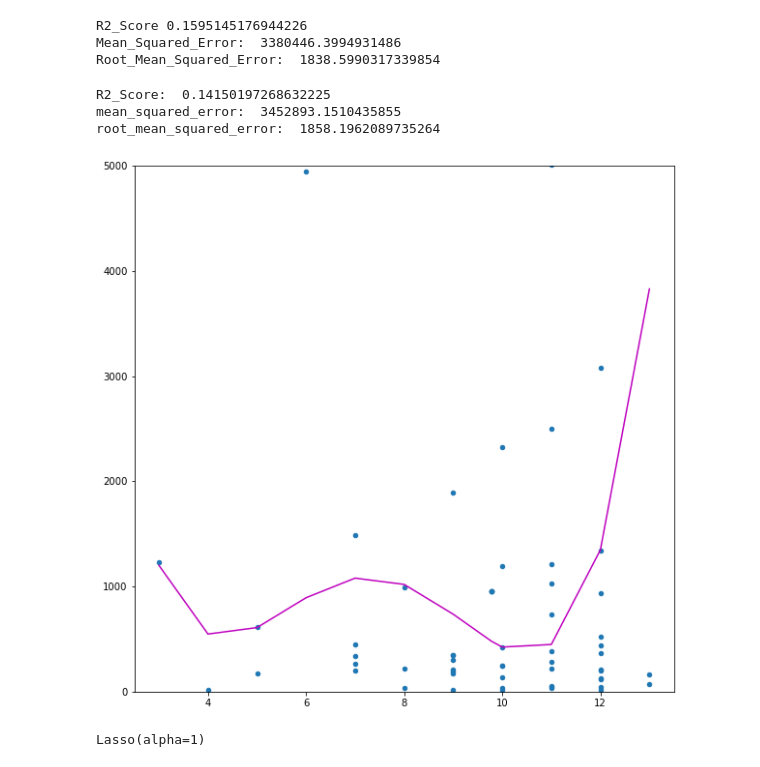
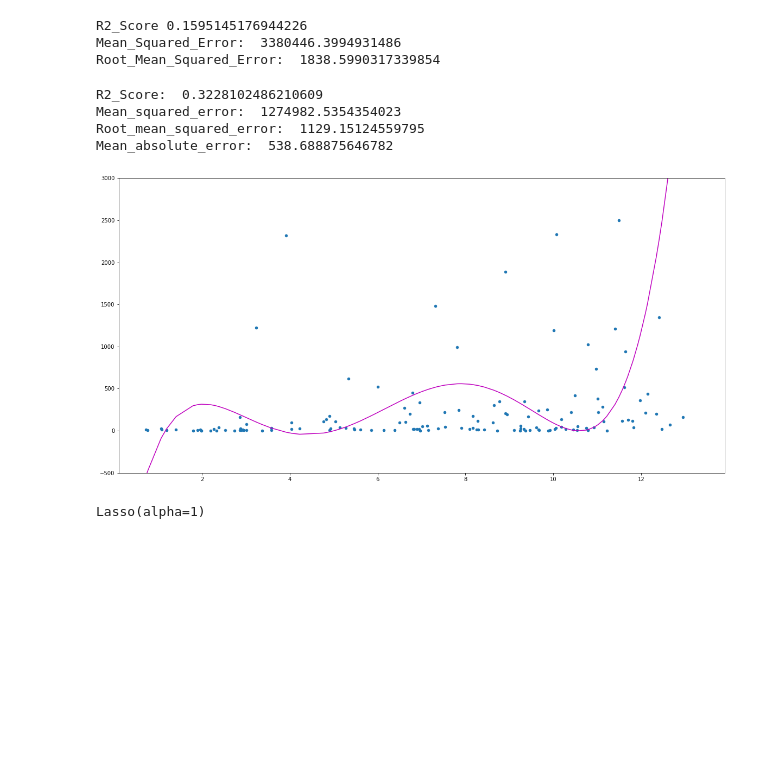
Before and after one commit to bluewallumich/Predicting-Educational-Outcomes, a Jupyter notebook: Milestone II Project v1.ipynb, the cells around one changed output. Saved outputs shown, nothing was run; the diff lists cells and outputs as text; code cells hidden in the pictures; blank space fills up the shorter version.

```diff
--- a/Milestone II Project v1.ipynb
+++ b/Milestone II Project v1.ipynb
@@ -631,45 +633,49 @@ Mean_Squared_Error:  3380446.3994931486
 Root_Mean_Squared_Error:  1838.5990317339854
 # %%
 ##Polynomial Linear Regression
-#using no weights or bias this fails.
+#using no weights or bias this this possibly fails.
 from sklearn.preprocessing import PolynomialFeatures
 import operator
 
-Xpoly = a_final_frame['female_25_plus'].to_numpy()
+
+Xpoly = modified_df_final ['female_25_plus'].to_numpy()
 Xpoly = Xpoly.reshape((-1,1))
 
-ypoly = a_final_frame['avg_2000_2015'].to_numpy()
+ypoly = modified_df_final ['avg_2000_2015'].to_numpy()
 
-X_ = PolynomialFeatures(degree=4,include_bias=False).fit_transform(Xpoly)
+X_ = PolynomialFeatures(degree=5,include_bias=False).fit_transform(Xpoly)
 poly_model = LinearRegression().fit(X_,ypoly)
 
 y_pred1 = poly_model.predict(X_)
 #print(y_pred)
 
 final_score1 = r2_score(ypoly,y_pred1)
 mean_sqrd_error1 = mean_squared_error(ypoly,y_pred1)
 root_mean_sqrd_error1 = np.sqrt(mean_squared_error(ypoly,y_pred1))
+mae = mean_absolute_error(ypoly,y_pred1)
 
 print("R2_Score: ",final_score1)
-print("mean_squared_error: ",mean_sqrd_error1)
-print("root_mean_squared_error: ",root_mean_sqrd_error1)
+print("Mean_squared_error: ",mean_sqrd_error1)
+print("Root_mean_squared_error: ",root_mean_sqrd_error1)
+print("Mean_absolute_error: ",mae)
 
 f = plt.figure()
-f.set_figwidth(10)
+f.set_figwidth(20)
 f.set_figheight(10)
-plt.ylim(-1, 5000)
+plt.ylim(-500, 3000)
 plt.scatter(Xpoly, ypoly, s=20)
 # sort the values of x before line plot
 sort_axis = operator.itemgetter(0)
 sorted_zip = sorted(zip(Xpoly,y_pred1), key=sort_axis)
 x, y_pred1 = zip(*sorted_zip)
 plt.plot(x, y_pred1, color='m')
 plt.show()
 # %% [output]
-R2_Score:  0.14150197268632225
-mean_squared_error:  3452893.1510435855
-root_mean_squared_error:  1858.1962089735264
+R2_Score:  0.3228102486210609
+Mean_squared_error:  1274982.5354354023
+Root_mean_squared_error:  1129.15124559795
+Mean_absolute_error:  538.688875646782
-[figure, old version]
+[figure, new version]
 # %%
 ###LASSO REGRESSION
 from sklearn.linear_model import Lasso
```
Also changed, not shown: parts of 3 cells of this notebook.
